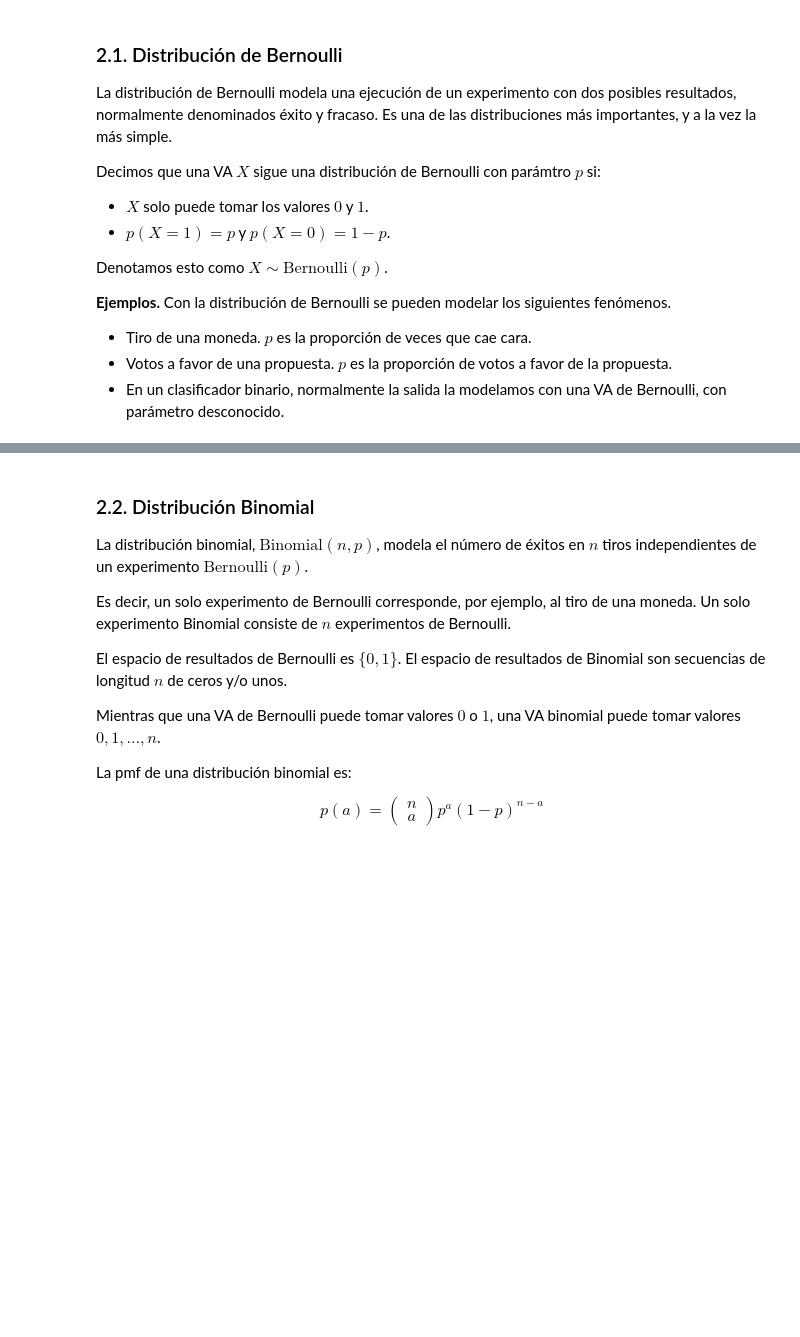
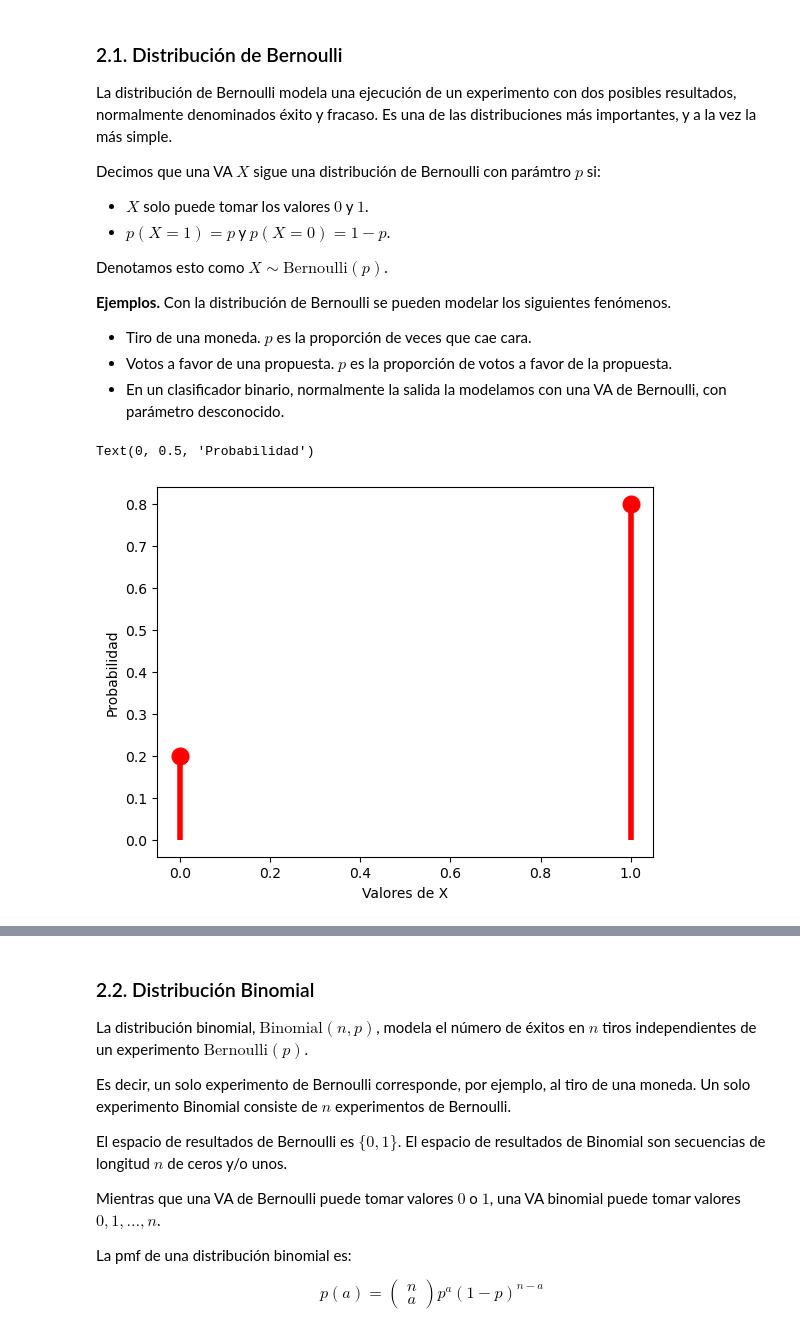
Before and after one commit to esjimenezro/mebo2024, a Jupyter notebook: modulo1/tema2/2-variables-aleatorias-discretas.ipynb, the cells around one changed output, grey strips where cells are left out. Drawn from its saved outputs; the diff is of its cells as text; code cells hidden in the pictures; blank space fills up the shorter version.

```diff
--- a/modulo1/tema2/2-variables-aleatorias-discretas.ipynb
+++ b/modulo1/tema2/2-variables-aleatorias-discretas.ipynb
@@ -115,3 +144,15 @@ Denotamos esto como $X \sim \text{Bernoulli}(p)$.
 - Tiro de una moneda. $p$ es la proporción de veces que cae cara.
 - Votos a favor de una propuesta. $p$ es la proporción de votos a favor de la propuesta.
 - En un clasificador binario, normalmente la salida la modelamos con una VA de Bernoulli, con parámetro desconocido.
+# %%
+X = stats.bernoulli(p=0.8)
+# %%
+# Grafico
+x = range(2)
+plt.plot(x, X.pmf(x), 'ro', ms=12)
+plt.vlines(x, 0, X.pmf(x), colors='r', lw=4)
+plt.xlabel('Valores de X')
+plt.ylabel('Probabilidad')
+# %% [output]
+Text(0, 0.5, 'Probabilidad')
+[figure, added]
```
Also changed, not shown: parts of 12 cells of this notebook.
